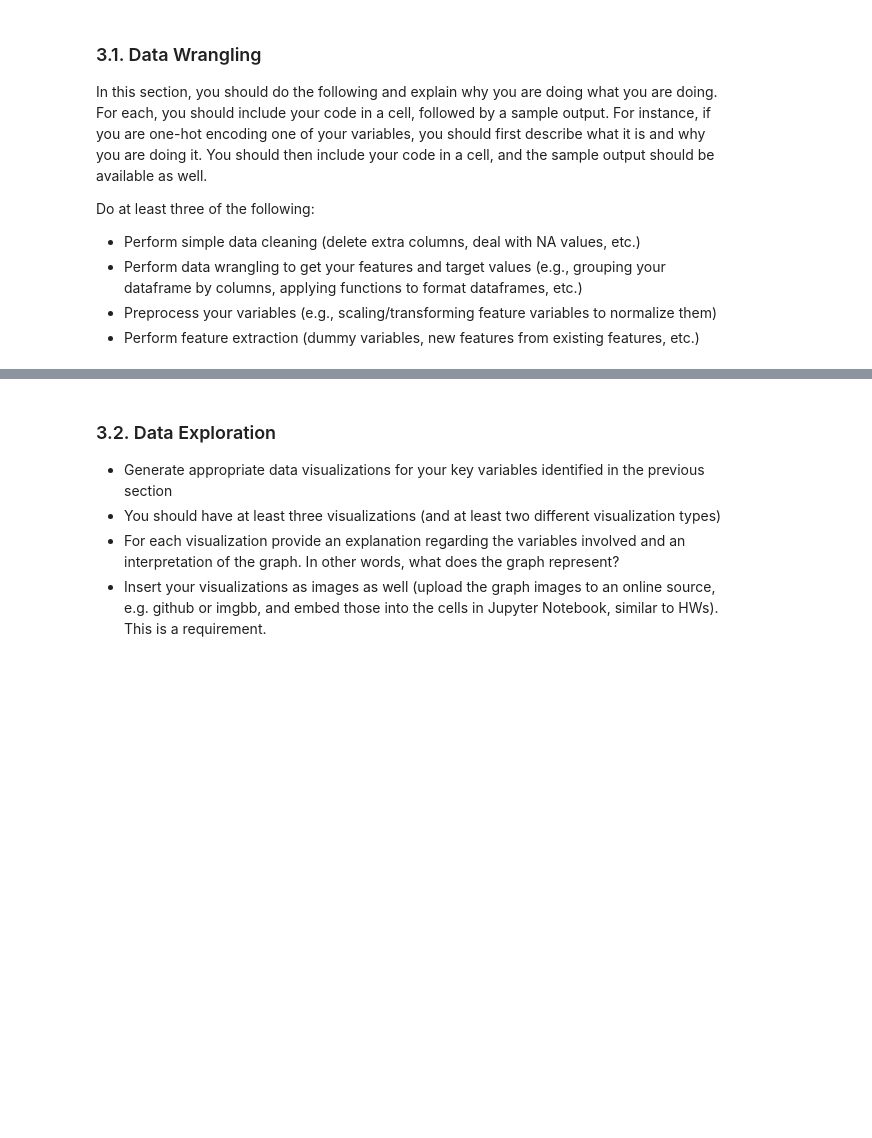
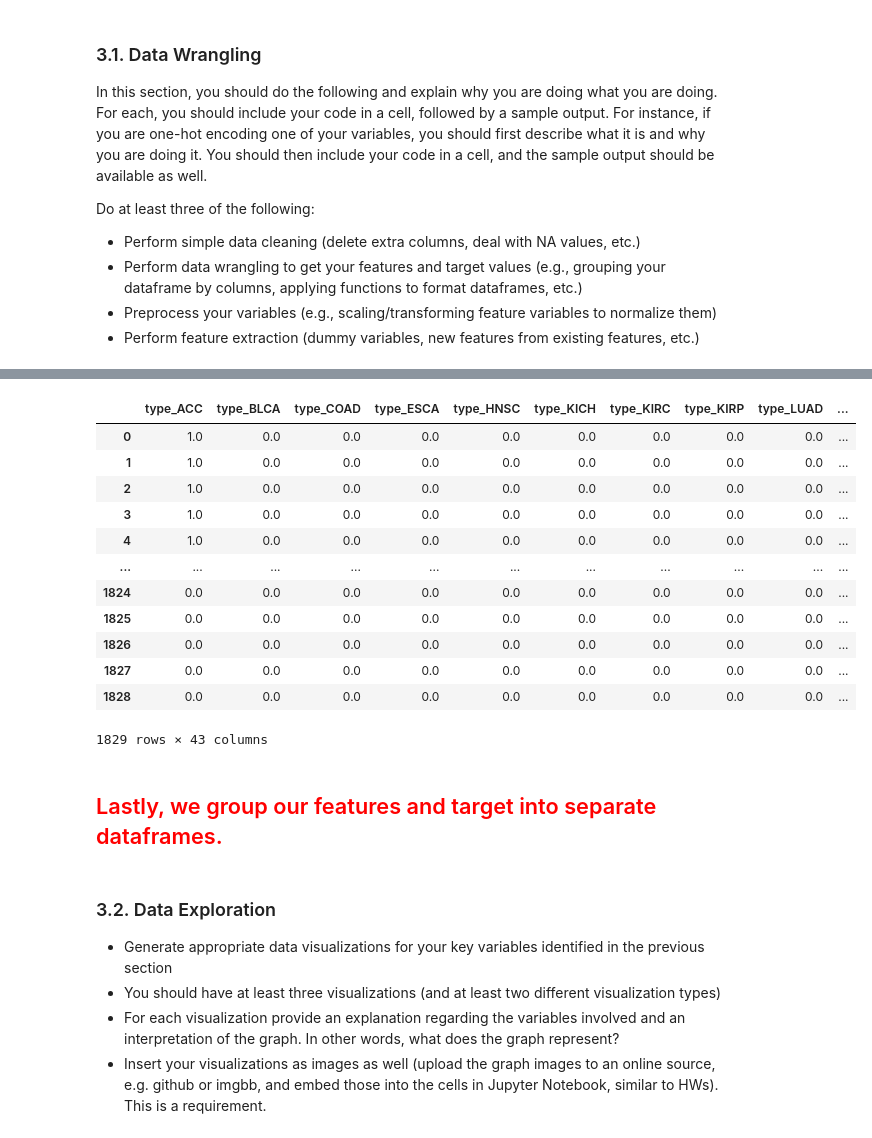
Before and after one commit to tutkuna/cancer-survival-ML, a Jupyter notebook: DS3000_FP4_Group25.ipynb, the cells around one changed output, grey strips where cells are left out. Cells and saved outputs as stored; diff of their text form; code cells hidden in the pictures; blank space fills up the shorter version.

```diff
--- a/DS3000_FP4_Group25.ipynb
+++ b/DS3000_FP4_Group25.ipynb
@@ -140,12 +142,14 @@ Do at least three of the following:
 # %%
 import pandas as pd
 
-df = pd.read_csv("https://github.com/tutkuna/cancer-survival-ML/blob/master/NIHMS978596-supplement-1.csv")
+url = "https://raw.githubusercontent.com/tutkuna/cancer-survival-ML/master/NIHMS978596-supplement-1.csv"
+df = pd.read_csv(url, index_col=0)
 
+
+# clean NAs, select columns
 columns = ['type','age_at_initial_pathologic_diagnosis','gender','race','ajcc_pathologic_tumor_stage',
            'initial_pathologic_dx_year', 'tumor_status',
            'treatment_outcome_first_course', 'last_contact_days_to','OS'] # OS is survival outcome (0 for alive, 1 for dead)
-
 df = df[columns]
 df = df.dropna(how='any') # clean NAs
 df = df[(df.race != '[Not Available]')&(df.race != '[Not Evaluated]')&(df.race != '[Unknown]')] # clean race
@@ -161,9 +165,5 @@ df = df.reset_index(drop=True)
 # df.groupby('OS').count()
 # df.groupby('race').mean().reset_index()
 
-df.to_csv('cleaned.csv')
+# df.to_csv('cleaned.csv')
 df
-
-# clean NAs, select columns
-# One-hot encoding
-# split into features and target dataframes
@@ -169,0 +186,28 @@ df
+# %%
+from sklearn.preprocessing import OneHotEncoder
+# One-hot encoding to make sure different values and features are weighted the same for our categorical features
+encoder = OneHotEncoder(sparse = False)
+
+cat_features = df[['type', 'gender', 'race', 'ajcc_pathologic_tumor_stage', 'tumor_status', 'treatment_outcome_first_course']]
+# features
+encoded_df = encoder.fit_transform(cat_features)
+# encoded_df
+
+features_df = pd.DataFrame(encoded_df, columns = encoder.get_feature_names_out(['type', 'gender', 'race', 'ajcc_pathologic_tumor_stage', 'tumor_status', 'treatment_outcome_first_course']))
+features_df
+# %% [output]
+|  | type_ACC | type_BLCA | type_COAD | type_ESCA | type_HNSC | type_KICH | type_KIRC | type_KIRP | type_LUAD | ... |
+| 0 | 1.0 | 0.0 | 0.0 | 0.0 | 0.0 | 0.0 | 0.0 | 0.0 | 0.0 | ... |
+| 1 | 1.0 | 0.0 | 0.0 | 0.0 | 0.0 | 0.0 | 0.0 | 0.0 | 0.0 | ... |
+| 2 | 1.0 | 0.0 | 0.0 | 0.0 | 0.0 | 0.0 | 0.0 | 0.0 | 0.0 | ... |
+| 3 | 1.0 | 0.0 | 0.0 | 0.0 | 0.0 | 0.0 | 0.0 | 0.0 | 0.0 | ... |
+| 4 | 1.0 | 0.0 | 0.0 | 0.0 | 0.0 | 0.0 | 0.0 | 0.0 | 0.0 | ... |
+| ... | ... | ... | ... | ... | ... | ... | ... | ... | ... | ... |
+| 1824 | 0.0 | 0.0 | 0.0 | 0.0 | 0.0 | 0.0 | 0.0 | 0.0 | 0.0 | ... |
+| 1825 | 0.0 | 0.0 | 0.0 | 0.0 | 0.0 | 0.0 | 0.0 | 0.0 | 0.0 | ... |
+| 1826 | 0.0 | 0.0 | 0.0 | 0.0 | 0.0 | 0.0 | 0.0 | 0.0 | 0.0 | ... |
+| 1827 | 0.0 | 0.0 | 0.0 | 0.0 | 0.0 | 0.0 | 0.0 | 0.0 | 0.0 | ... |
+| 1828 | 0.0 | 0.0 | 0.0 | 0.0 | 0.0 | 0.0 | 0.0 | 0.0 | 0.0 | ... |
+1829 rows × 43 columns
+# %% [markdown]
+## <span style="color:red">Lastly, we group our features and target into separate dataframes.</span>
```
Also changed, not shown: parts of 5 cells of this notebook.
